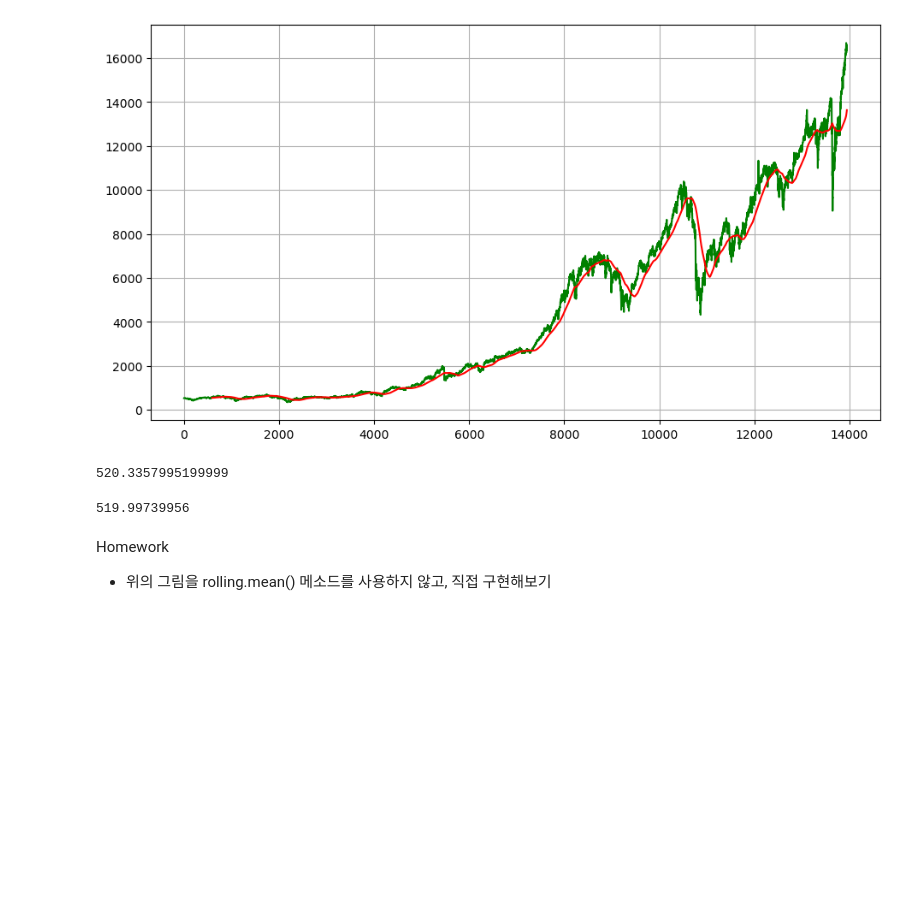
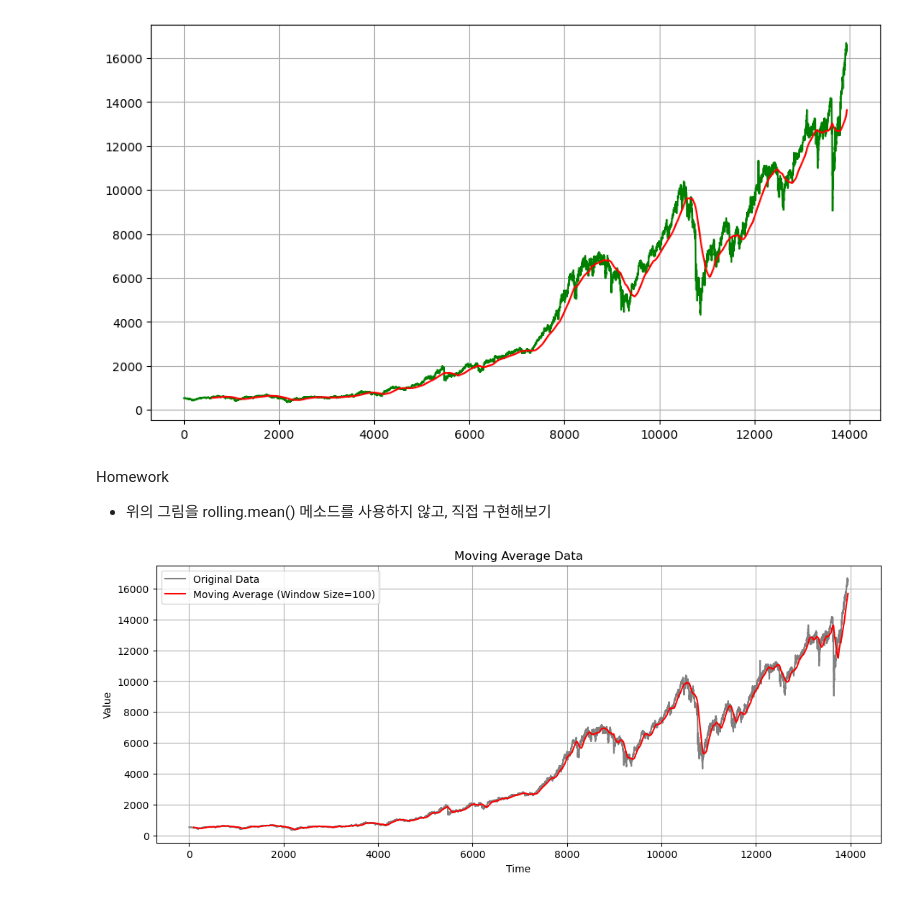
Before and after one commit to yeseuly/Python-palette, a Jupyter notebook: homework/hw5/submit/hw5_yeseuly.ipynb, the cells around one changed output. Saved outputs shown, nothing was run; the diff lists cells and outputs as text; code cells hidden in the pictures; blank space fills up the shorter version.

```diff
--- a/homework/hw5/submit/hw5_yeseuly.ipynb
+++ b/homework/hw5/submit/hw5_yeseuly.ipynb
@@ -362,12 +363,24 @@ step2 = np.mean(data_NYA['High'].iloc[1:101])
-# %%
-step1
-# %% [output]
-520.3357995199999
-# %%
-step2
-# %% [output]
-519.99739956
 # %% [markdown]
 Homework
 
 - 위의 그림을 rolling.mean() 메소드를 사용하지 않고, 직접 구현해보기
+# %%
+series = data_NYA['High']
+window_size = 100  # 이동평균을 계산할 기간
+
+moving_average = []
+
+for i in range(len(series)-window_size):
+    moving_average.append(np.mean(series[i:i+window_size]))
+# %%
+# 시각화
+plt.figure(figsize=(13,5))
+plt.plot(series, label='Original Data', color='gray')
+plt.plot(np.arange(100, len(series), 1), moving_average, label=f'Moving Average (Window Size={window_size})', color='red')
+plt.legend(loc='upper left')
+plt.title('Moving Average Data')
+plt.xlabel('Time')
+plt.ylabel('Value')
+plt.grid()
+# %% [output]
+[figure, added]
```
Also changed, not shown: parts of 11 cells of this notebook, 2 other files.
